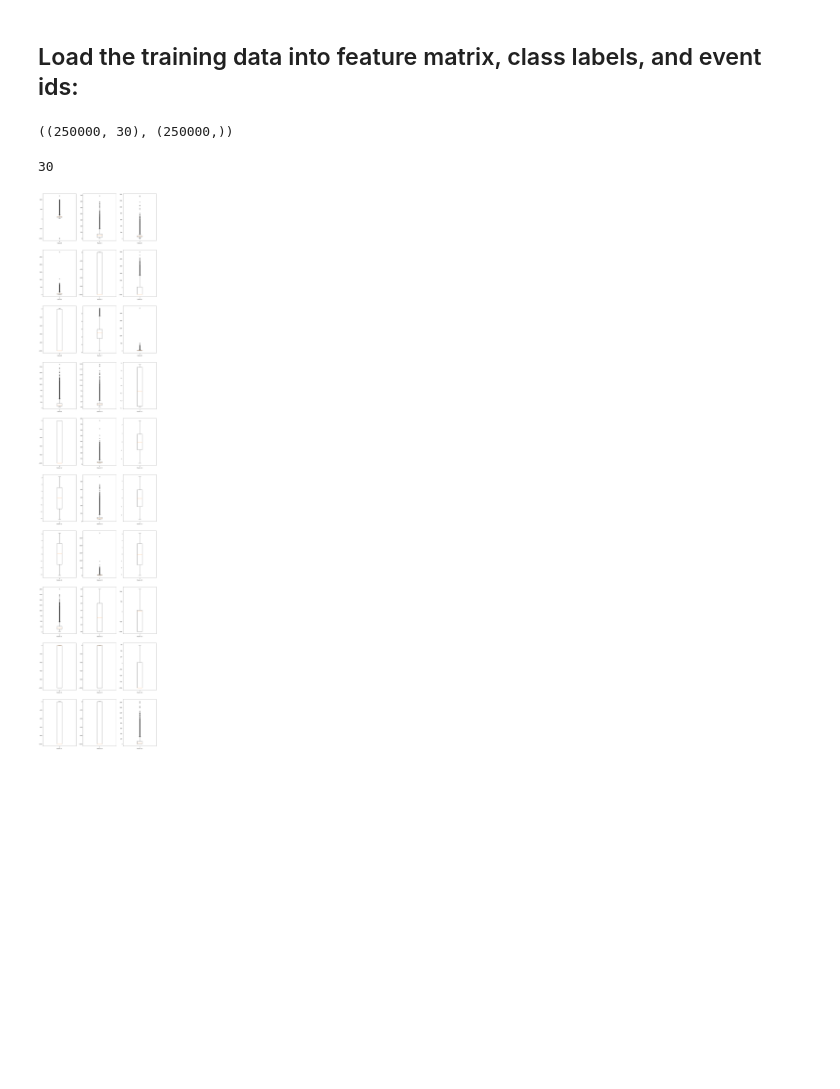
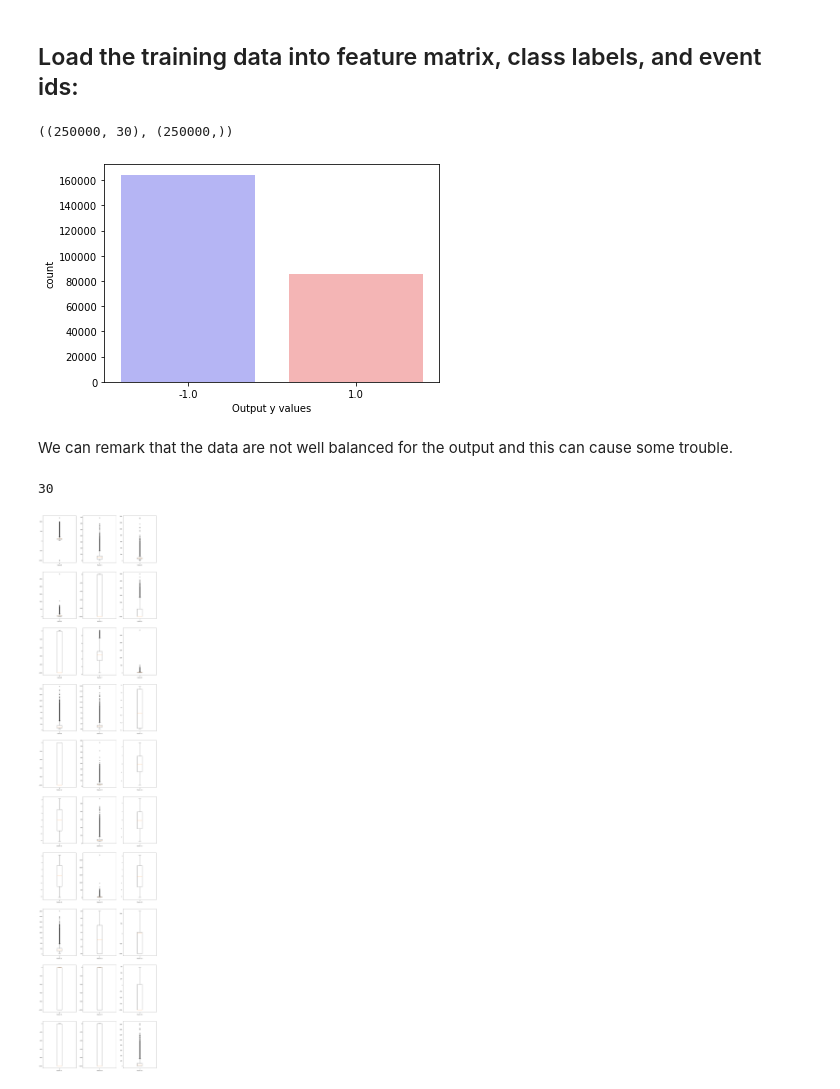
Before and after one commit to CS-433/ml-project-1-mgo, a Jupyter notebook: project1/scripts/project1.ipynb, the cells around one changed output. Saved outputs shown, nothing was run; the diff lists cells and outputs as text; code cells hidden in the pictures; blank space fills up the shorter version.

Commit message:
continuing the data viz

```diff
--- a/project1/scripts/project1.ipynb
+++ b/project1/scripts/project1.ipynb
@@ -23,6 +27,15 @@ tx, mean_x, std_x = standardize(tX)
 tX.shape, y.shape
 # %% [output]
 ((250000, 30), (250000,))
+# %%
+#Exploring y
+sns.countplot(x = y, palette = "bwr")
+plt.xlabel("Output y values")
+plt.show()
+# %% [output]
+[figure, added]
+# %% [markdown]
+We can remark that the data are not well balanced for the output and this can cause some trouble.
 # %%
 fig = plt.figure()
 print(tX.shape[1])
```
Also changed, not shown: parts of 3 cells of this notebook.
